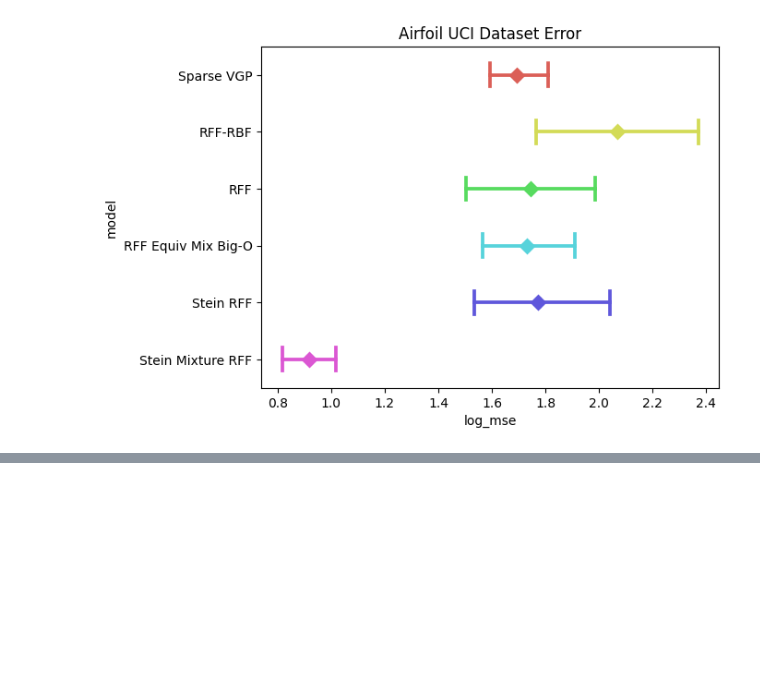
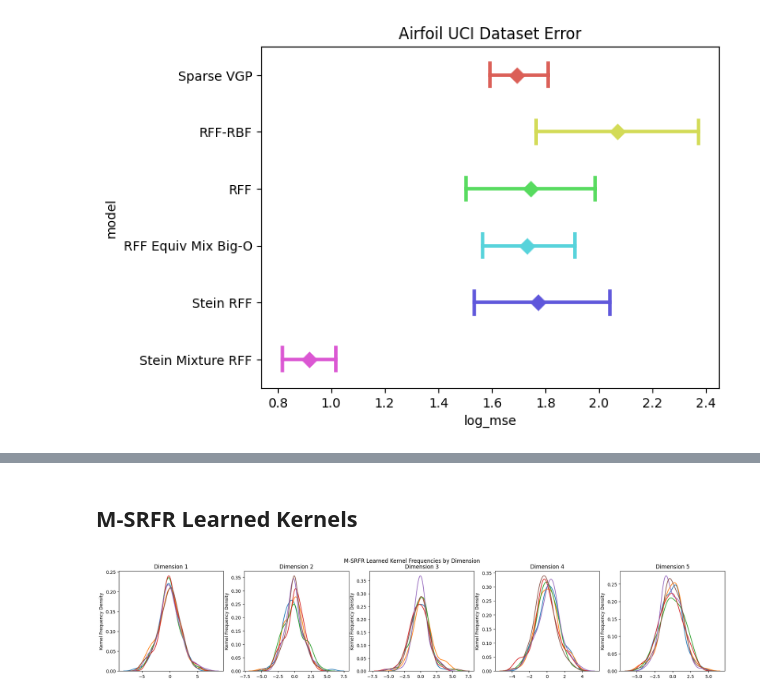
Before and after one commit to houstonwarren/m-srfr, a Jupyter notebook: experiments/airfoil/airfoil.ipynb, the cells around one changed output, grey strips where cells are left out. Cells and saved outputs as stored; diff of their text form; code cells hidden in the pictures; blank space fills up the shorter version.

Commit message:
rebuttal figures

```diff
--- a/experiments/airfoil/airfoil.ipynb
+++ b/experiments/airfoil/airfoil.ipynb
@@ -588,0 +544,2 @@ Text(0.5, 1.0, 'Airfoil UCI Dataset Error')
+# %% [markdown]
+## M-SRFR Learned Kernels
@@ -588,0 +582,21 @@ Text(0.5, 1.0, 'Airfoil UCI Dataset Error')
+# %%
+k_dims = jnp.asarray(mix_gp.kernel.kernel.w.shape)
+M, d = int(k_dims[0]), int(k_dims[2])
+
+fig, ax = plt.subplots(1, d, figsize=(24, 4))
+plt.suptitle("M-SRFR Learned Kernel Frequencies by Dimension")
+
+# w_plot = mix_gp.kernel.transform(mix_gp.kernel.kernel.w)
+w_plot = mix_gp.kernel.kernel.w
+
+for _d in range(d):
+    for _m in range(M):
+
+        sns.kdeplot(w_plot[_m, :, _d], ax=ax[_d])
+        ax[_d].set_title(f"Dimension {_d + 1}")
+        ax[_d].set_ylabel("Kernel Frequency Density")
+
+plt.show()
+fig.savefig("../figures/airfoil_msrfr_kernel.pdf", format="pdf", bbox_inches="tight")
+# %% [output]
+[figure, added]
```
Also changed, not shown: parts of 9 cells of this notebook, 5 other files.
